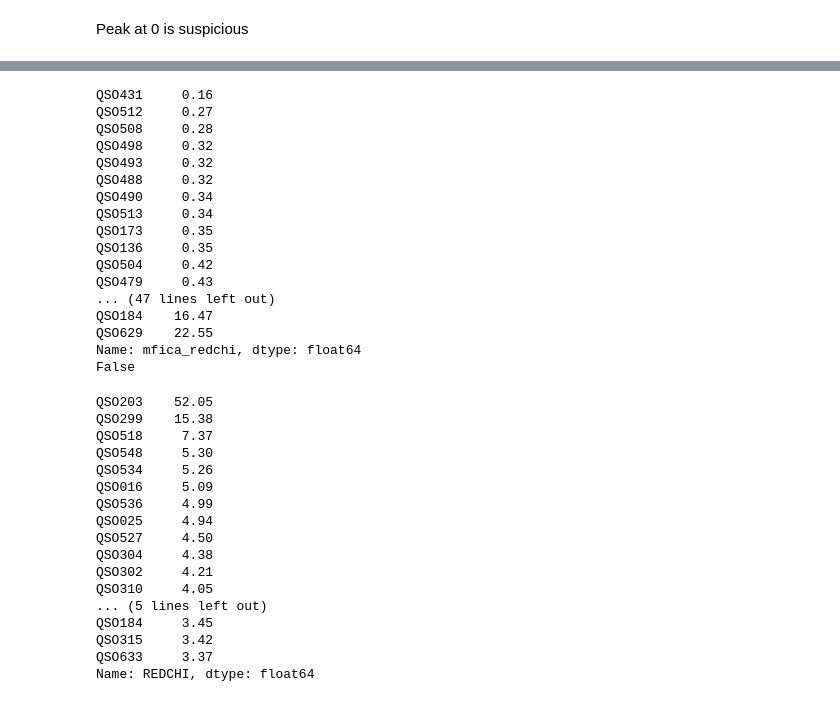
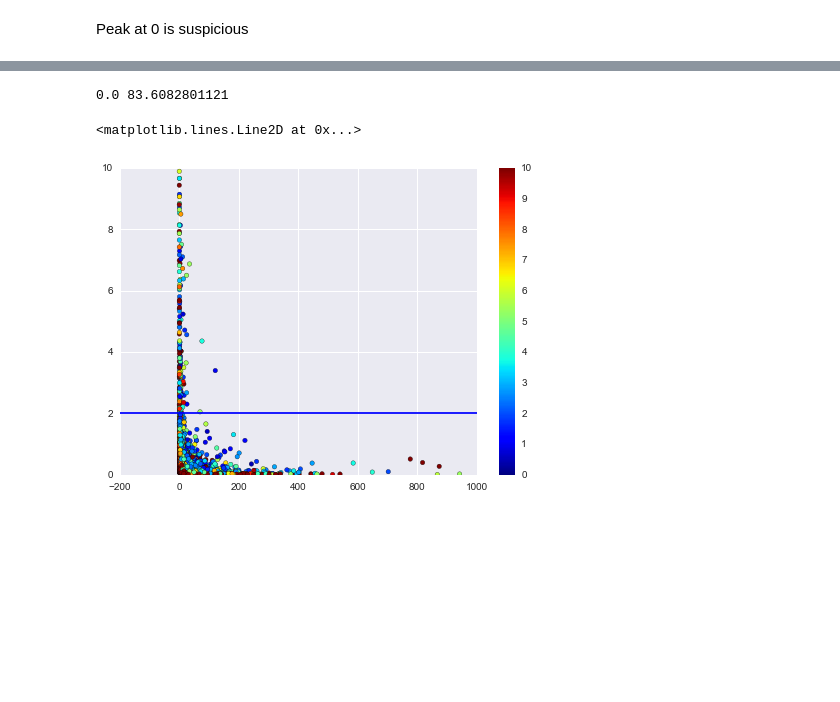
Before and after one commit to liamcoatman/thesis, a Jupyter notebook: Scratch.ipynb, the cells around one changed output, grey strips where cells are left out. Cells and saved outputs as stored; diff of their text form; code cells hidden in the pictures; blank space fills up the shorter version.

```diff
--- a/Scratch.ipynb
+++ b/Scratch.ipynb
@@ -84,51 +73,2 @@ QSO634
-# %%
-df = pd.read_csv('/home/lc585/Dropbox/IoA/nirspec/tables/masterlist_liam.csv', index_col=0)
-df = df[df.OIII_FLAG_2 > 0]
-print df.mfica_redchi.sort_values()
-# %% [output]
-QSO431     0.16
-QSO512     0.27
-QSO508     0.28
-QSO498     0.32
-QSO493     0.32
-QSO488     0.32
-QSO490     0.34
-QSO513     0.34
-QSO173     0.35
-QSO136     0.35
-QSO504     0.42
-QSO479     0.43
-... (47 lines left out)
-QSO184    16.47
-QSO629    22.55
-Name: mfica_redchi, dtype: float64
-False
-# %%
-df = pd.read_csv('/home/lc585/Dropbox/IoA/nirspec/tables/masterlist_liam.csv', index_col=0)
-df = df[df.OIII_FLAG_2 > 0]
-df = df[df.OIII_EQW_FLAG == 0]
-df = df[df.OIII_BAD_FIT_FLAG == 0]
-df = df[df.FE_FLAG == 0]
-df = df[df.OIII_EXTREM_FLAG == 0]
-
-print df.REDCHI.sort_values(ascending=False).head(n=20)
-# %% [output]
-QSO203    52.05
-QSO299    15.38
-QSO518     7.37
-QSO548     5.30
-QSO534     5.26
-QSO016     5.09
-QSO536     4.99
-QSO025     4.94
-QSO527     4.50
-QSO304     4.38
-QSO302     4.21
-QSO310     4.05
-... (5 lines left out)
-QSO184     3.45
-QSO315     3.42
-QSO633     3.37
-Name: REDCHI, dtype: float64
 # %%
 print df.REDCHI.sort_values(ascending=False).head
@@ -134,0 +100,18 @@ print df.REDCHI.sort_values(ascending=False).head
+# %%
+t = Table.read('/data/lc585/SDSS/dr7_bh_Nov19_2013.fits')
+
+t = t[t['LOGLBOL'] > 0.0]
+t = t[t['EW_OIII_5007'] > 0.0]
+t = t[t['EW_OIII_5007_ERR'] < 1e3] # one with extreme value
+# %%
+# print t['LINE_MED_SN_HB']
+
+plt.scatter(t['EW_OIII_5007'], t['EW_OIII_5007_ERR'] / t['EW_OIII_5007'], c=t['LINE_MED_SN_HB'], vmin=0.0, vmax=10, cmap='jet')
+plt.colorbar()
+print np.min(t['LINE_MED_SN_HB']), np.max(t['LINE_MED_SN_HB'])
+plt.ylim(0, 10)
+plt.axhline(2.0)
+# %% [output]
+0.0 83.6082801121
+<matplotlib.lines.Line2D at 0x...>
+[figure, added]
```
Also changed, not shown: parts of 14 cells of this notebook, 8 other files.
